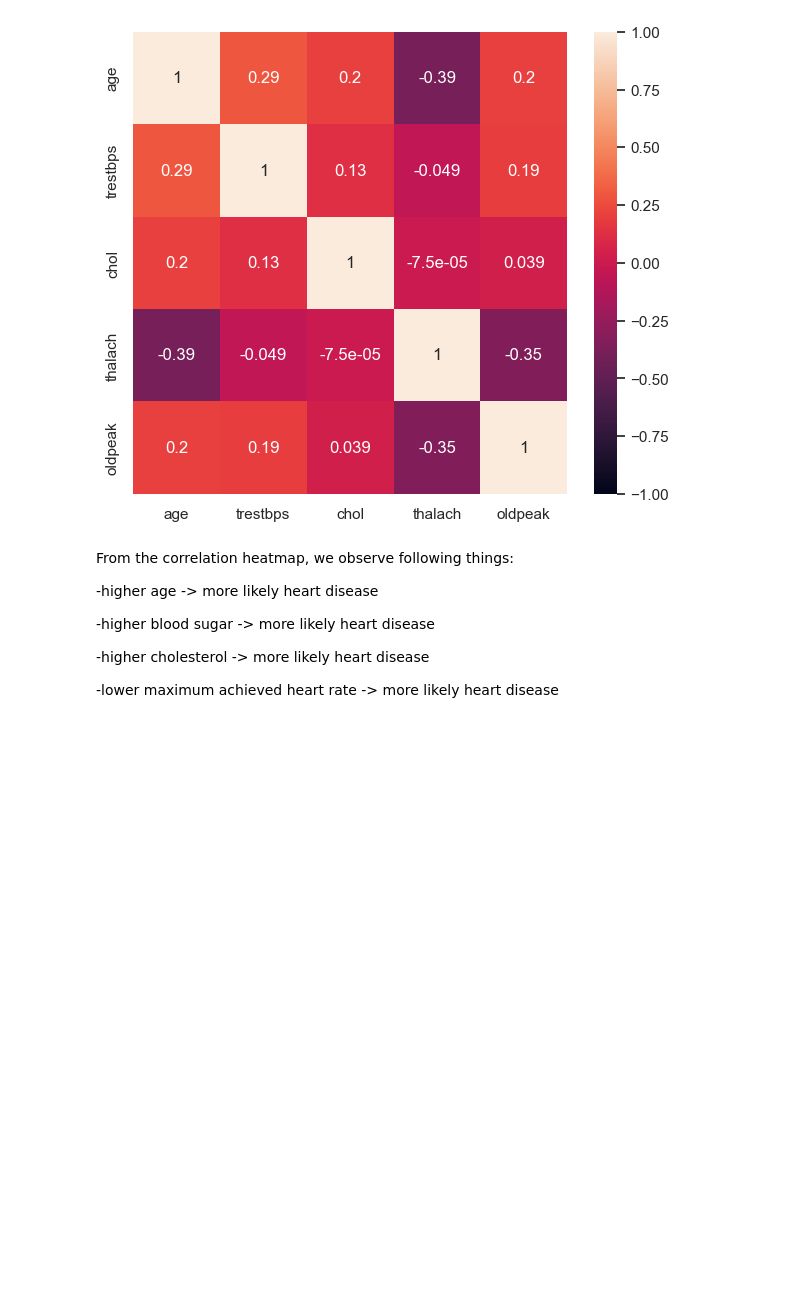
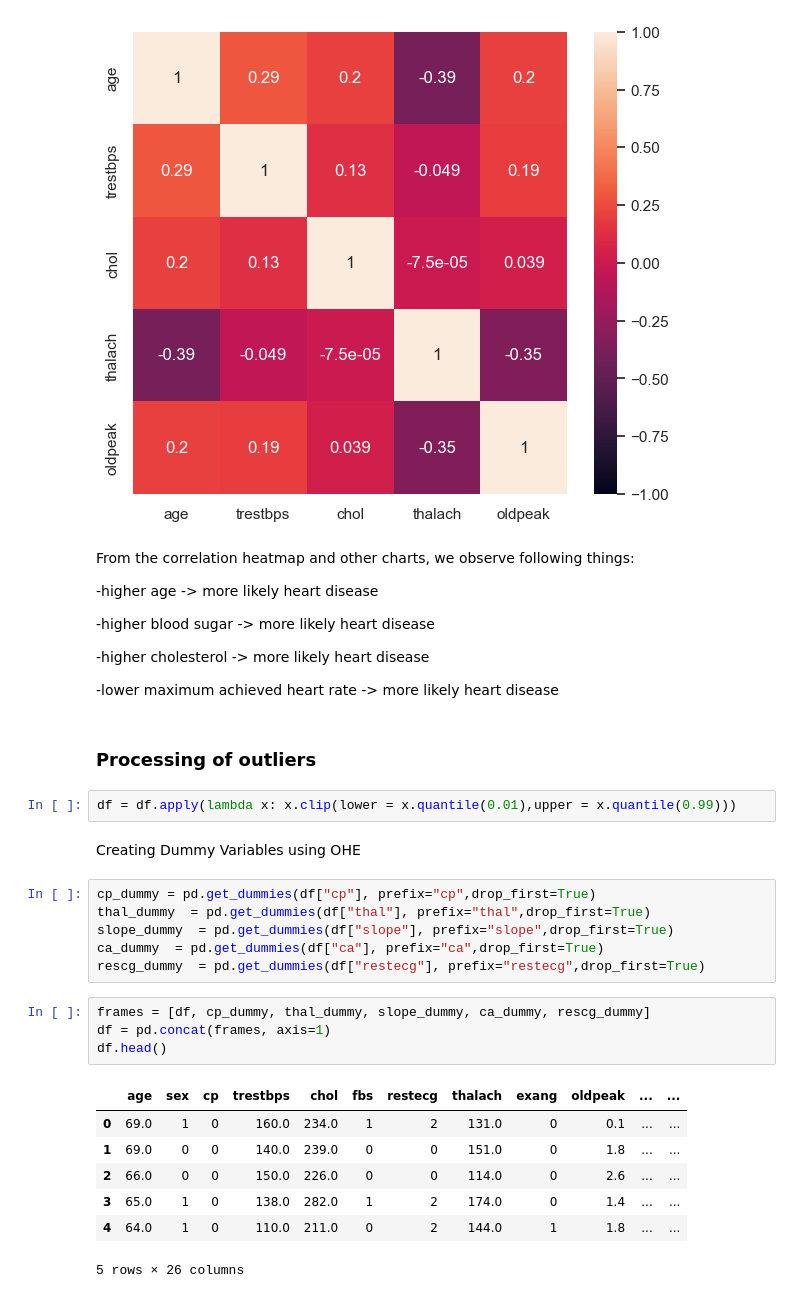
Before and after one commit to made-mlops-2022/Maxim_Kezhaev, a Jupyter notebook: notebooks/EDA.ipynb, the cells around one changed output. Drawn from its saved outputs; the diff is of its cells as text; blank space fills up the shorter version.

```diff
--- a/notebooks/EDA.ipynb
+++ b/notebooks/EDA.ipynb
@@ -234,7 +236,7 @@ plt.show()
 # %% [output]
 [figure]
 # %% [markdown]
-From the correlation heatmap, we observe following things:
+From the correlation heatmap and other charts, we observe following things:
 
 -higher age -> more likely heart disease
 
@@ -243,3 +245,27 @@ From the correlation heatmap, we observe following things:
 -higher cholesterol -> more likely heart disease
 
 -lower maximum achieved heart rate -> more likely heart disease
+# %% [markdown]
+<h3>Processing of outliers</h3>
+# %%
+df = df.apply(lambda x: x.clip(lower = x.quantile(0.01),upper = x.quantile(0.99)))
+# %% [markdown]
+Creating Dummy Variables using OHE
+# %%
+cp_dummy = pd.get_dummies(df["cp"], prefix="cp",drop_first=True)
+thal_dummy  = pd.get_dummies(df["thal"], prefix="thal",drop_first=True)
+slope_dummy  = pd.get_dummies(df["slope"], prefix="slope",drop_first=True)
+ca_dummy  = pd.get_dummies(df["ca"], prefix="ca",drop_first=True)
+rescg_dummy  = pd.get_dummies(df["restecg"], prefix="restecg",drop_first=True)
+# %%
+frames = [df, cp_dummy, thal_dummy, slope_dummy, ca_dummy, rescg_dummy]
+df = pd.concat(frames, axis=1)
+df.head()
+# %% [output]
+|  | age | sex | cp | trestbps | chol | fbs | restecg | thalach | exang | oldpeak | ... | ... |
+| 0 | 69.0 | 1 | 0 | 160.0 | 234.0 | 1 | 2 | 131.0 | 0 | 0.1 | ... | ... |
+| 1 | 69.0 | 0 | 0 | 140.0 | 239.0 | 0 | 0 | 151.0 | 0 | 1.8 | ... | ... |
+| 2 | 66.0 | 0 | 0 | 150.0 | 226.0 | 0 | 0 | 114.0 | 0 | 2.6 | ... | ... |
+| 3 | 65.0 | 1 | 0 | 138.0 | 282.0 | 1 | 2 | 174.0 | 0 | 1.4 | ... | ... |
+| 4 | 64.0 | 1 | 0 | 110.0 | 211.0 | 0 | 2 | 144.0 | 1 | 1.8 | ... | ... |
+5 rows × 26 columns
```
Also changed, not shown: parts of 15 cells of this notebook, 7 other files.
